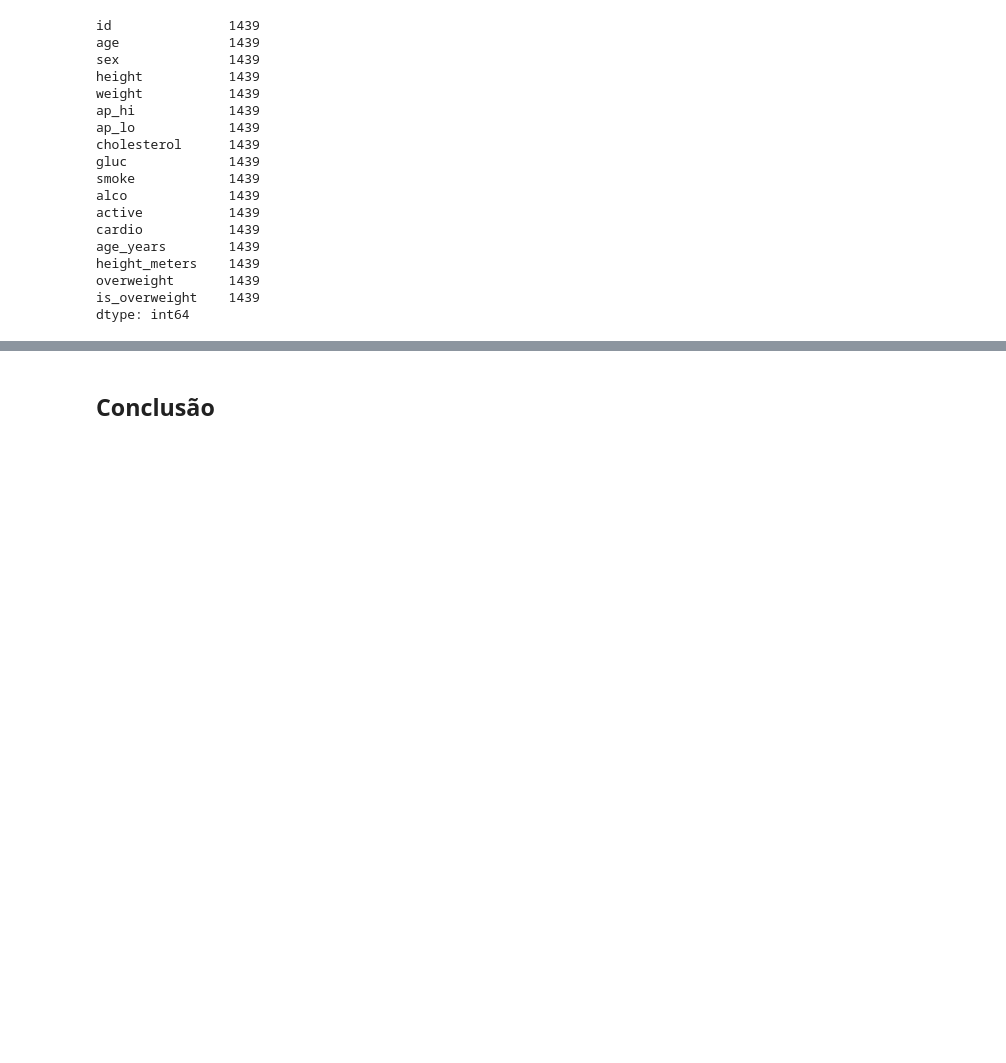
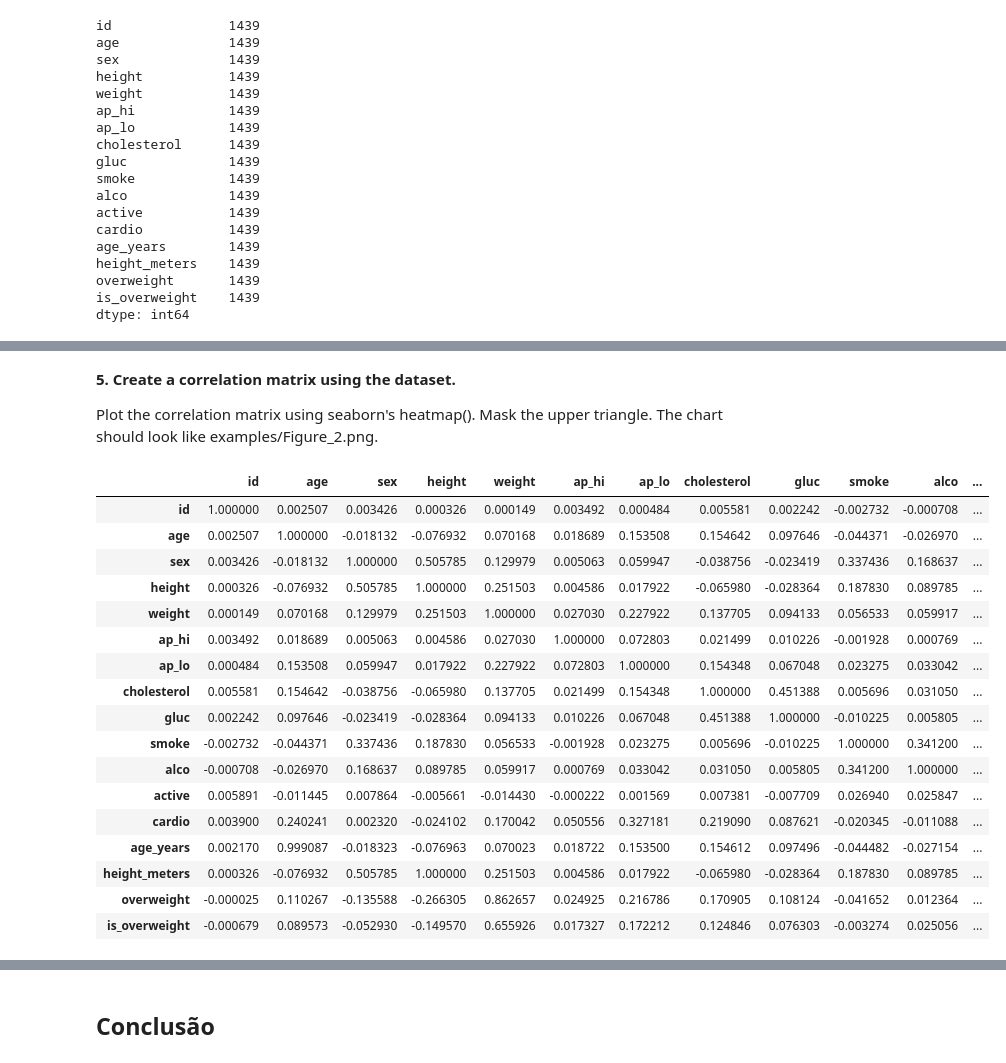
Before and after one commit to FranciniSantana/data-analysis-python-FreeCodeCamp, a Jupyter notebook: Projeto_Medical_Data_Visualizer.ipynb, the cells around one changed output, grey strips where cells are left out. Saved outputs shown, nothing was run; the diff lists cells and outputs as text; code cells hidden in the pictures; blank space fills up the shorter version.

```diff
--- a/Projeto_Medical_Data_Visualizer.ipynb
+++ b/Projeto_Medical_Data_Visualizer.ipynb
@@ -428,0 +447,26 @@ dtype: int64
+# %% [markdown]
+**5. Create a correlation matrix using the dataset.**
+
+Plot the correlation matrix using seaborn's heatmap(). Mask the upper triangle. The chart should look like examples/Figure_2.png.
+# %%
+df3_corr = df3.corr()
+df3_corr
+# %% [output]
+|  | id | age | sex | height | weight | ap_hi | ap_lo | cholesterol | gluc | smoke | alco | ... |
+| id | 1.000000 | 0.002507 | 0.003426 | 0.000326 | 0.000149 | 0.003492 | 0.000484 | 0.005581 | 0.002242 | -0.002732 | -0.000708 | ... |
+| age | 0.002507 | 1.000000 | -0.018132 | -0.076932 | 0.070168 | 0.018689 | 0.153508 | 0.154642 | 0.097646 | -0.044371 | -0.026970 | ... |
+| sex | 0.003426 | -0.018132 | 1.000000 | 0.505785 | 0.129979 | 0.005063 | 0.059947 | -0.038756 | -0.023419 | 0.337436 | 0.168637 | ... |
+| height | 0.000326 | -0.076932 | 0.505785 | 1.000000 | 0.251503 | 0.004586 | 0.017922 | -0.065980 | -0.028364 | 0.187830 | 0.089785 | ... |
+| weight | 0.000149 | 0.070168 | 0.129979 | 0.251503 | 1.000000 | 0.027030 | 0.227922 | 0.137705 | 0.094133 | 0.056533 | 0.059917 | ... |
+| ap_hi | 0.003492 | 0.018689 | 0.005063 | 0.004586 | 0.027030 | 1.000000 | 0.072803 | 0.021499 | 0.010226 | -0.001928 | 0.000769 | ... |
+| ap_lo | 0.000484 | 0.153508 | 0.059947 | 0.017922 | 0.227922 | 0.072803 | 1.000000 | 0.154348 | 0.067048 | 0.023275 | 0.033042 | ... |
+| cholesterol | 0.005581 | 0.154642 | -0.038756 | -0.065980 | 0.137705 | 0.021499 | 0.154348 | 1.000000 | 0.451388 | 0.005696 | 0.031050 | ... |
+| gluc | 0.002242 | 0.097646 | -0.023419 | -0.028364 | 0.094133 | 0.010226 | 0.067048 | 0.451388 | 1.000000 | -0.010225 | 0.005805 | ... |
+| smoke | -0.002732 | -0.044371 | 0.337436 | 0.187830 | 0.056533 | -0.001928 | 0.023275 | 0.005696 | -0.010225 | 1.000000 | 0.341200 | ... |
+| alco | -0.000708 | -0.026970 | 0.168637 | 0.089785 | 0.059917 | 0.000769 | 0.033042 | 0.031050 | 0.005805 | 0.341200 | 1.000000 | ... |
+| active | 0.005891 | -0.011445 | 0.007864 | -0.005661 | -0.014430 | -0.000222 | 0.001569 | 0.007381 | -0.007709 | 0.026940 | 0.025847 | ... |
+| cardio | 0.003900 | 0.240241 | 0.002320 | -0.024102 | 0.170042 | 0.050556 | 0.327181 | 0.219090 | 0.087621 | -0.020345 | -0.011088 | ... |
+| age_years | 0.002170 | 0.999087 | -0.018323 | -0.076963 | 0.070023 | 0.018722 | 0.153500 | 0.154612 | 0.097496 | -0.044482 | -0.027154 | ... |
+| height_meters | 0.000326 | -0.076932 | 0.505785 | 1.000000 | 0.251503 | 0.004586 | 0.017922 | -0.065980 | -0.028364 | 0.187830 | 0.089785 | ... |
+| overweight | -0.000025 | 0.110267 | -0.135588 | -0.266305 | 0.862657 | 0.024925 | 0.216786 | 0.170905 | 0.108124 | -0.041652 | 0.012364 | ... |
+| is_overweight | -0.000679 | 0.089573 | -0.052930 | -0.149570 | 0.655926 | 0.017327 | 0.172212 | 0.124846 | 0.076303 | -0.003274 | 0.025056 | ... |
```
Also changed, not shown: parts of 15 cells of this notebook.
